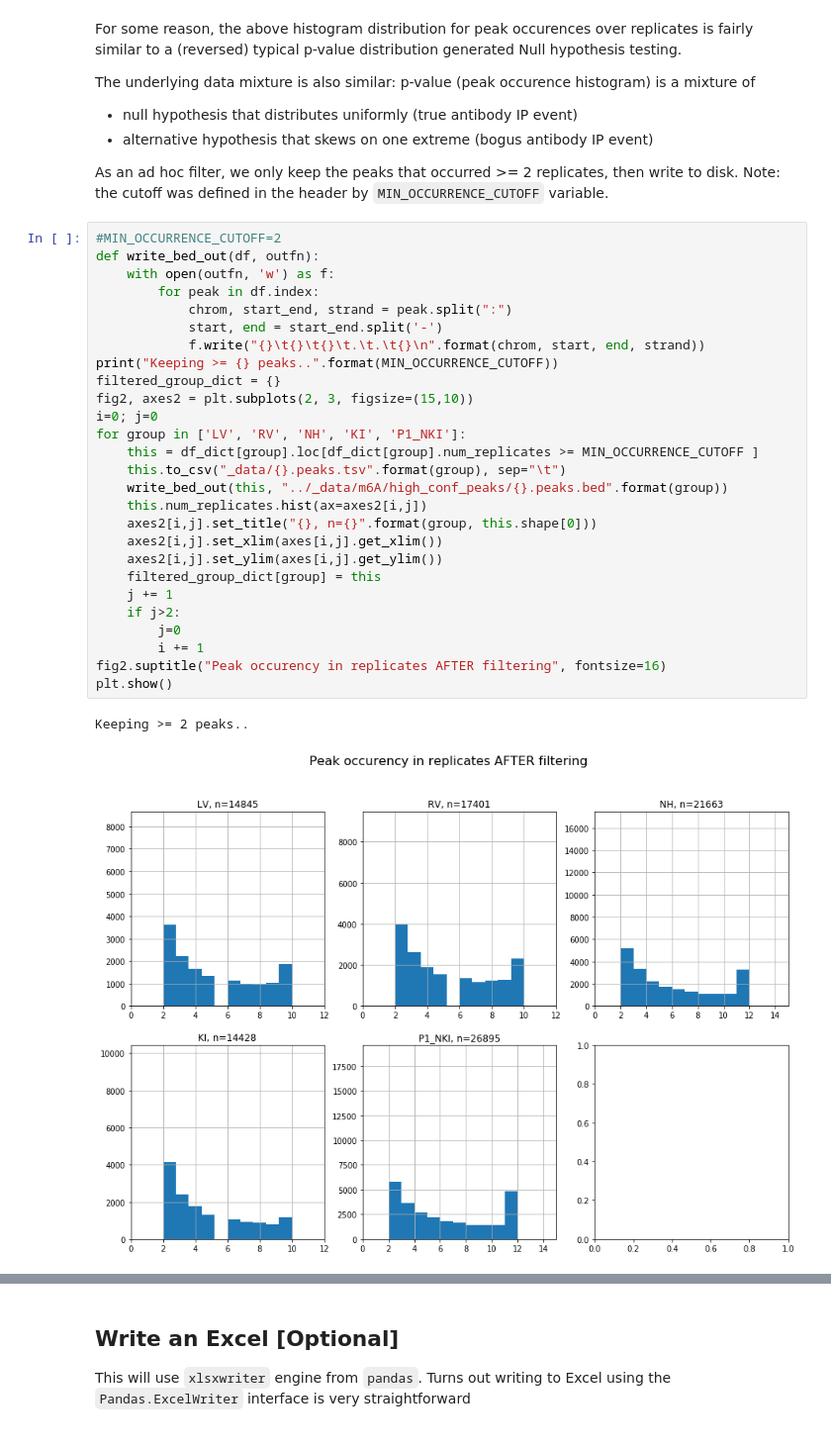
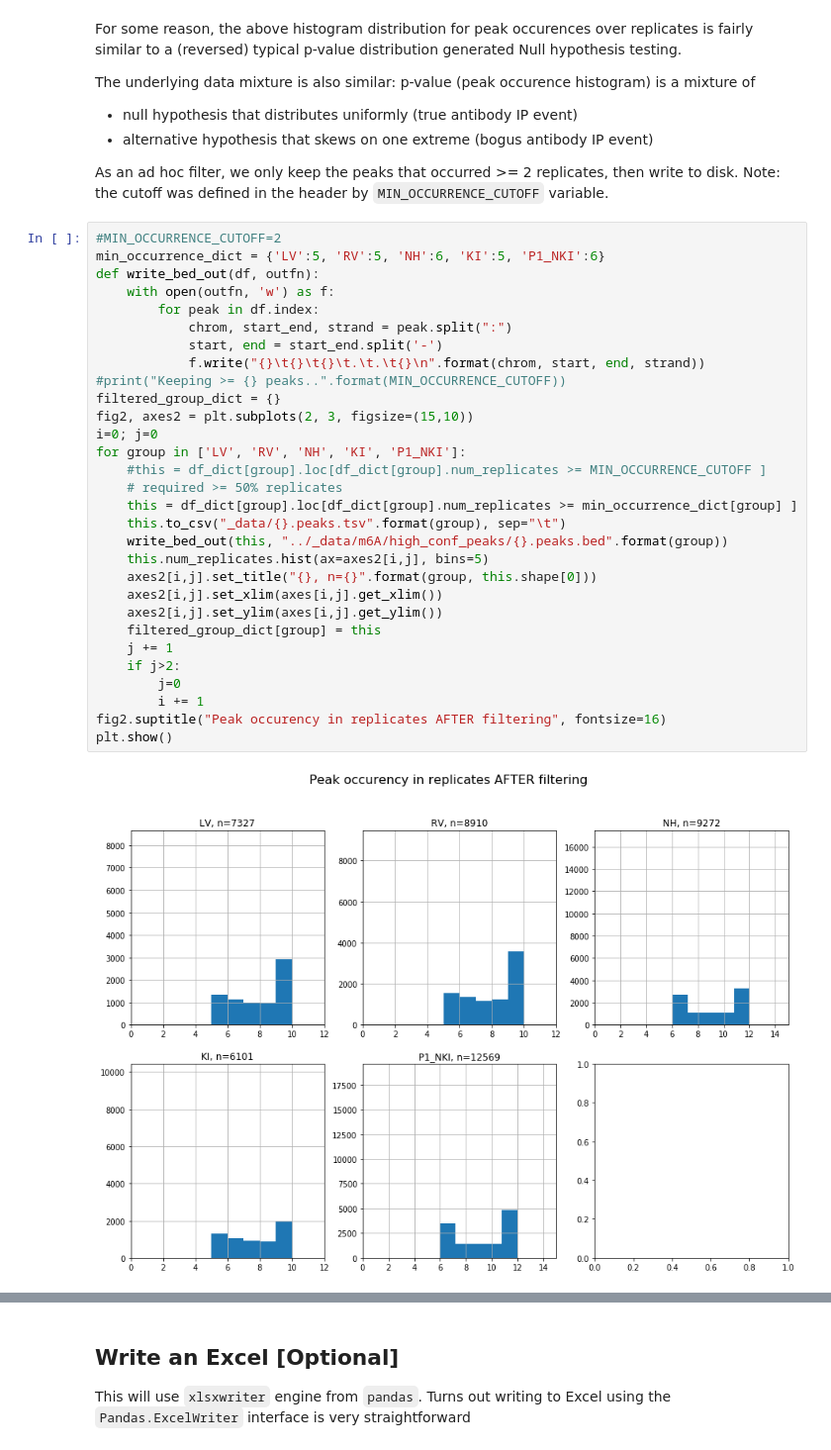
Before and after one commit to zj-zhang/m6A_lowinput_mouse_notebook, a Jupyter notebook: 20181019-m6A-3/M6A_Analysis.Part_03.ipynb, the cells around one changed output, grey strips where cells are left out. Shown at 99% size. Saved outputs shown, nothing was run; the diff lists cells and outputs as text.

Commit message:
update with 50% replicate peak

```diff
--- a/20181019-m6A-3/M6A_Analysis.Part_03.ipynb
+++ b/20181019-m6A-3/M6A_Analysis.Part_03.ipynb
@@ -98,31 +99,33 @@ As an ad hoc filter, we only keep the peaks that occurred >= 2 replicates, then
 Note: the cutoff was defined in the header by `MIN_OCCURRENCE_CUTOFF` variable.
 # %%
 #MIN_OCCURRENCE_CUTOFF=2
+min_occurrence_dict = {'LV':5, 'RV':5, 'NH':6, 'KI':5, 'P1_NKI':6}
 def write_bed_out(df, outfn):
     with open(outfn, 'w') as f:
         for peak in df.index:
             chrom, start_end, strand = peak.split(":")
             start, end = start_end.split('-')
             f.write("{}\t{}\t{}\t.\t.\t{}\n".format(chrom, start, end, strand))
-print("Keeping >= {} peaks..".format(MIN_OCCURRENCE_CUTOFF))
+#print("Keeping >= {} peaks..".format(MIN_OCCURRENCE_CUTOFF))
 filtered_group_dict = {}
 fig2, axes2 = plt.subplots(2, 3, figsize=(15,10))
 i=0; j=0
 for group in ['LV', 'RV', 'NH', 'KI', 'P1_NKI']:
-    this = df_dict[group].loc[df_dict[group].num_replicates >= MIN_OCCURRENCE_CUTOFF ]
+    #this = df_dict[group].loc[df_dict[group].num_replicates >= MIN_OCCURRENCE_CUTOFF ]
+    # required >= 50% replicates
+    this = df_dict[group].loc[df_dict[group].num_replicates >= min_occurrence_dict[group] ]
     this.to_csv("_data/{}.peaks.tsv".format(group), sep="\t")
     write_bed_out(this, "../_data/m6A/high_conf_peaks/{}.peaks.bed".format(group))
-    this.num_replicates.hist(ax=axes2[i,j])
+    this.num_replicates.hist(ax=axes2[i,j], bins=5)
     axes2[i,j].set_title("{}, n={}".format(group, this.shape[0]))
     axes2[i,j].set_xlim(axes[i,j].get_xlim())
     axes2[i,j].set_ylim(axes[i,j].get_ylim())
     filtered_group_dict[group] = this
     j += 1
     if j>2:
         j=0
         i += 1
 fig2.suptitle("Peak occurency in replicates AFTER filtering", fontsize=16)
 plt.show()
 # %% [output]
-Keeping >= 2 peaks..
-[figure, old version]
+[figure, new version]
```
Also changed, not shown: parts of 8 cells of this notebook, 40 other files.
